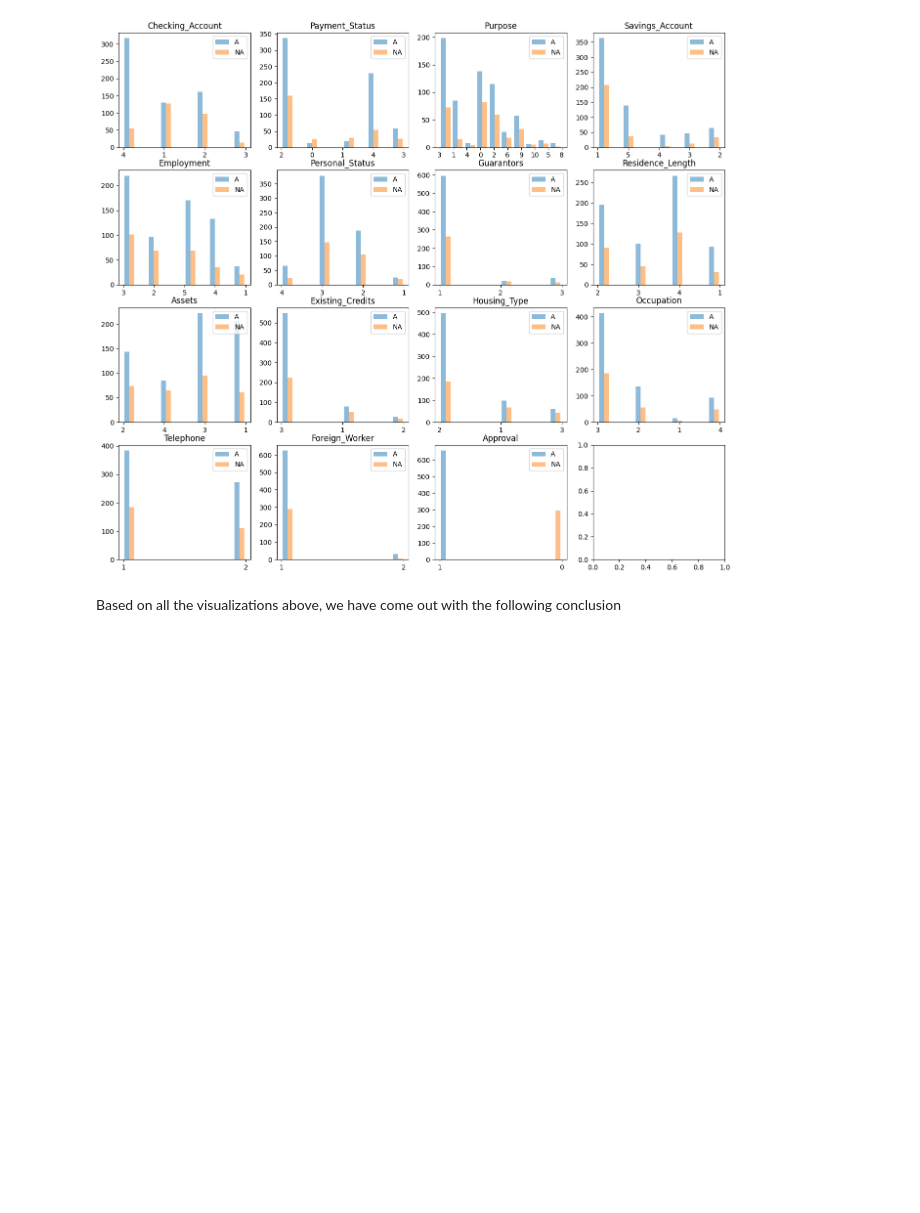
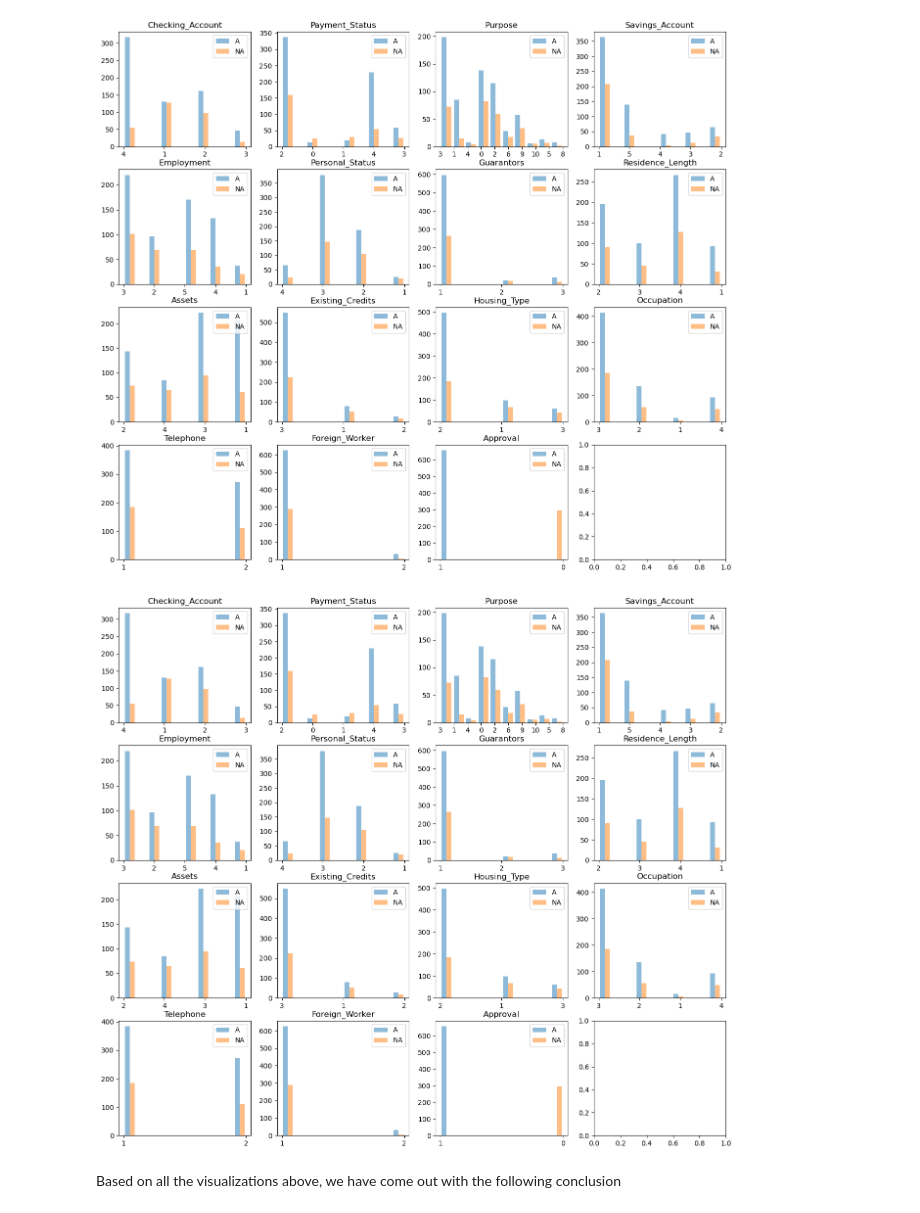
Before and after one commit to Bk49/CS105-Project, a Jupyter notebook: CS105 Project Submission (Final) 2023.ipynb, the cells around one changed output. Drawn from its saved outputs; the diff is of its cells as text; code cells hidden in the pictures; blank space fills up the shorter version.

```diff
--- a/CS105 Project Submission (Final) 2023.ipynb
+++ b/CS105 Project Submission (Final) 2023.ipynb
@@ -1291,6 +1290,29 @@ for row in range(4):
         break
 # %% [output]
 [figure]
+# %%
+columns = ["Checking_Account", "Payment_Status", "Purpose", "Savings_Account", "Employment", "Personal_Status", "Guarantors",
+             "Residence_Length", "Assets", "Existing_Credits", "Housing_Type", "Occupation", "Telephone", "Foreign_Worker", "Approval"]
+
+fig, axs = plt.subplots(4, 4, figsize=(16,14))
+
+index = 0
+
+for row in range(4):
+    finished = False
+    for col in range(4):
+        col_name = columns[index]
+        axs[row, col].set_title(col_name)
+        axs[row, col].hist([df_catA[col_name], df_catNA[col_name]], alpha=0.5, label=['A', 'NA'])
+        axs[row, col].legend(loc='upper right')
+        index += 1
+        if index == 15:
+            finished = True
+            break
+    if finished:
+        break
+# %% [output]
+[figure, added]
 # %% [markdown]
 Based on all the visualizations above, we have come out with the following conclusion
 # %% [markdown]
```
Also changed, not shown: parts of 118 cells of this notebook.
